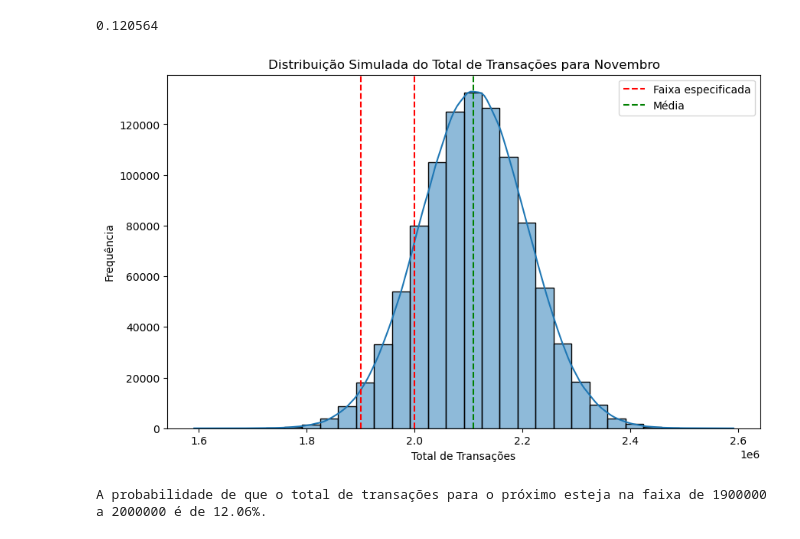
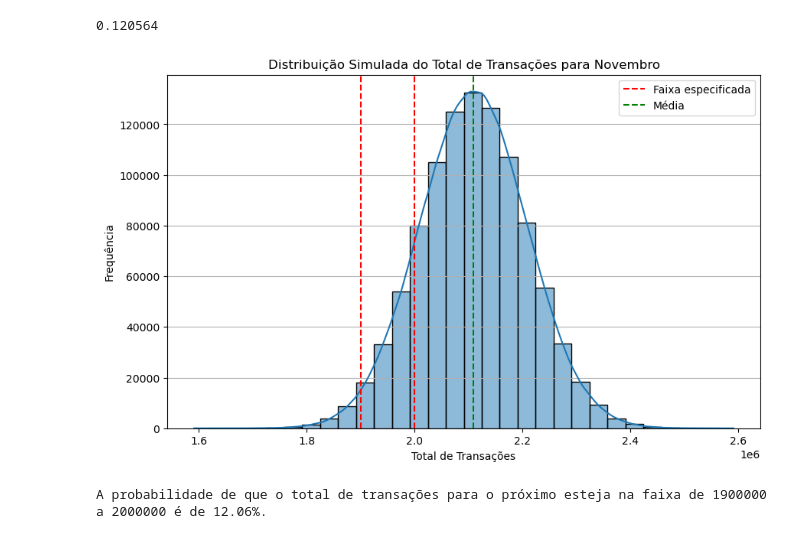
Before and after one commit to CesarMancioSilva/poo_monte_carlo, a Jupyter notebook: csv_file.ipynb, the cells around one changed output. Cells and saved outputs as stored; diff of their text form; code cells hidden in the pictures.

```diff
--- a/csv_file.ipynb
+++ b/csv_file.ipynb
@@ -456,20 +456,21 @@ probabilidade_faixa
 # %%
 # Visualizar os resultados em um gráfico de histograma
 plt.figure(figsize=(10, 6))
 sns.histplot(somas_simuladas, bins=30, kde=True)
 plt.axvline(faixa_especifica[0], color='red', linestyle='--', label='Faixa especificada')
 plt.axvline(faixa_especifica[1], color='red', linestyle='--')
 plt.axvline(media_menses, color='green', linestyle='--', label='Média')
 plt.title('Distribuição Simulada do Total de Transações para Novembro')
 plt.xlabel('Total de Transações')
 plt.ylabel('Frequência')
 plt.legend()
+plt.grid(axis='y')
 plt.show()
 
 # Imprimir o resultado da probabilidade
 print(f"A probabilidade de que o total de transações para o próximo esteja na faixa de {faixa_especifica[0]} a {faixa_especifica[1]} é de {probabilidade_faixa:.2%}.")
 # %% [output]
-[figure, old version]
+[figure, new version]
 A probabilidade de que o total de transações para o próximo esteja na faixa de 1900000 a 2000000 é de 12.06%.
 # %% [markdown]
 ![image.png](attachment:image.png)
```
Also changed, not shown: parts of 2 cells of this notebook.
